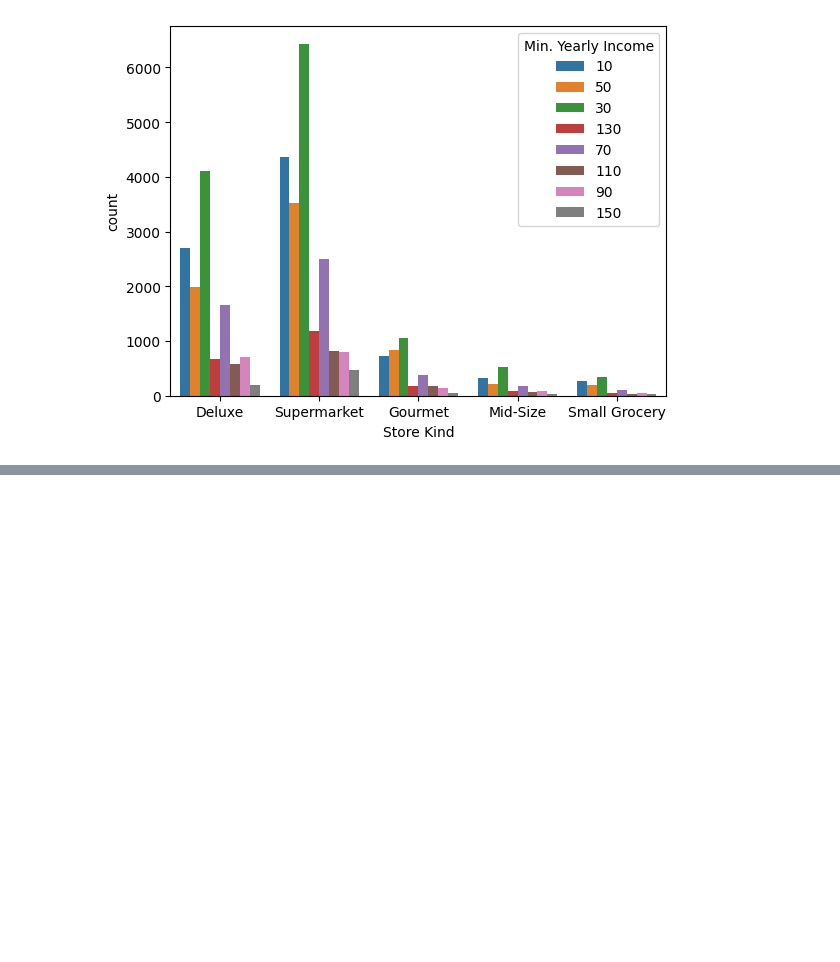
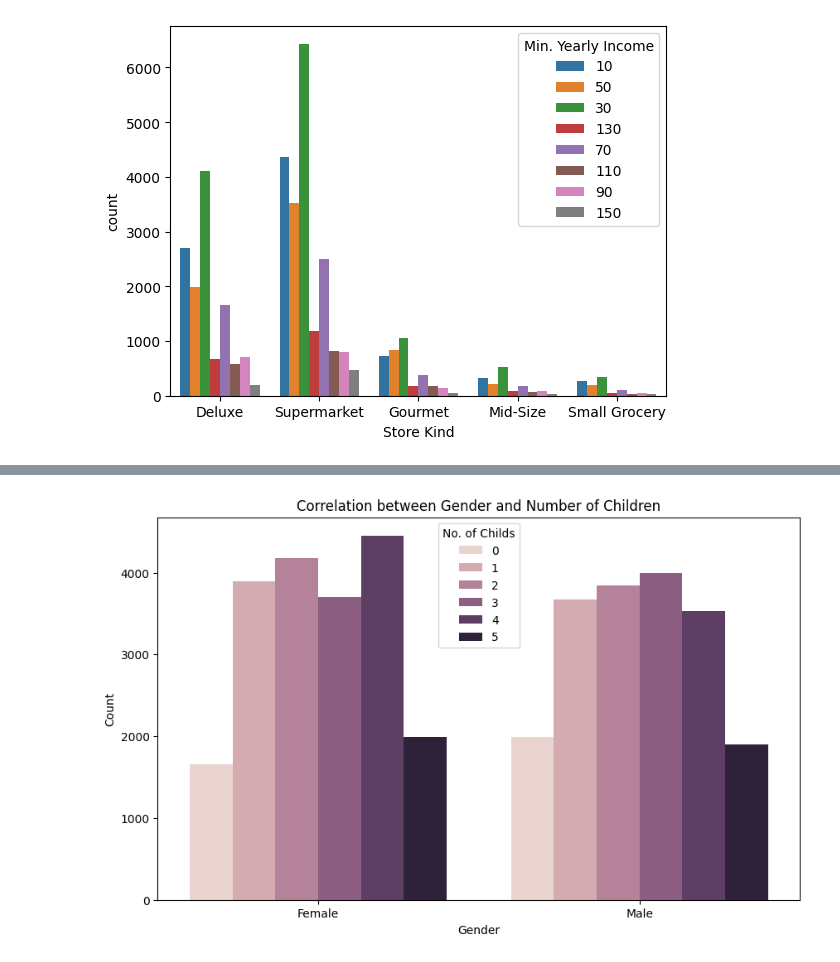
Before and after one commit to Abdelrhmankaram/IEEE-ManSB-VICTORIS-2.0-Filteration, a Jupyter notebook: Analysis NB.ipynb, the cells around one changed output, grey strips where cells are left out. Drawn from its saved outputs; the diff is of its cells as text; code cells hidden in the pictures; blank space fills up the shorter version.

```diff
--- a/Analysis NB.ipynb
+++ b/Analysis NB.ipynb
@@ -70,0 +130,12 @@ sns.countplot(data=data, x='Store Kind', hue='Min. Yearly Income');
+# %%
+gender_child_count = data.groupby(['Gender', 'No. of Childs']).size().reset_index(name='Count')
+
+# Plotting
+plt.figure(figsize=(10, 6))
+sns.barplot(x='Gender', y='Count', hue='No. of Childs', data=gender_child_count)
+plt.title('Correlation between Gender and Number of Children')
+plt.xlabel('Gender')
+plt.ylabel('Count')
+plt.show()
+# %% [output]
+[figure, added]
```
Also changed, not shown: parts of 24 cells of this notebook, 1 other file.
